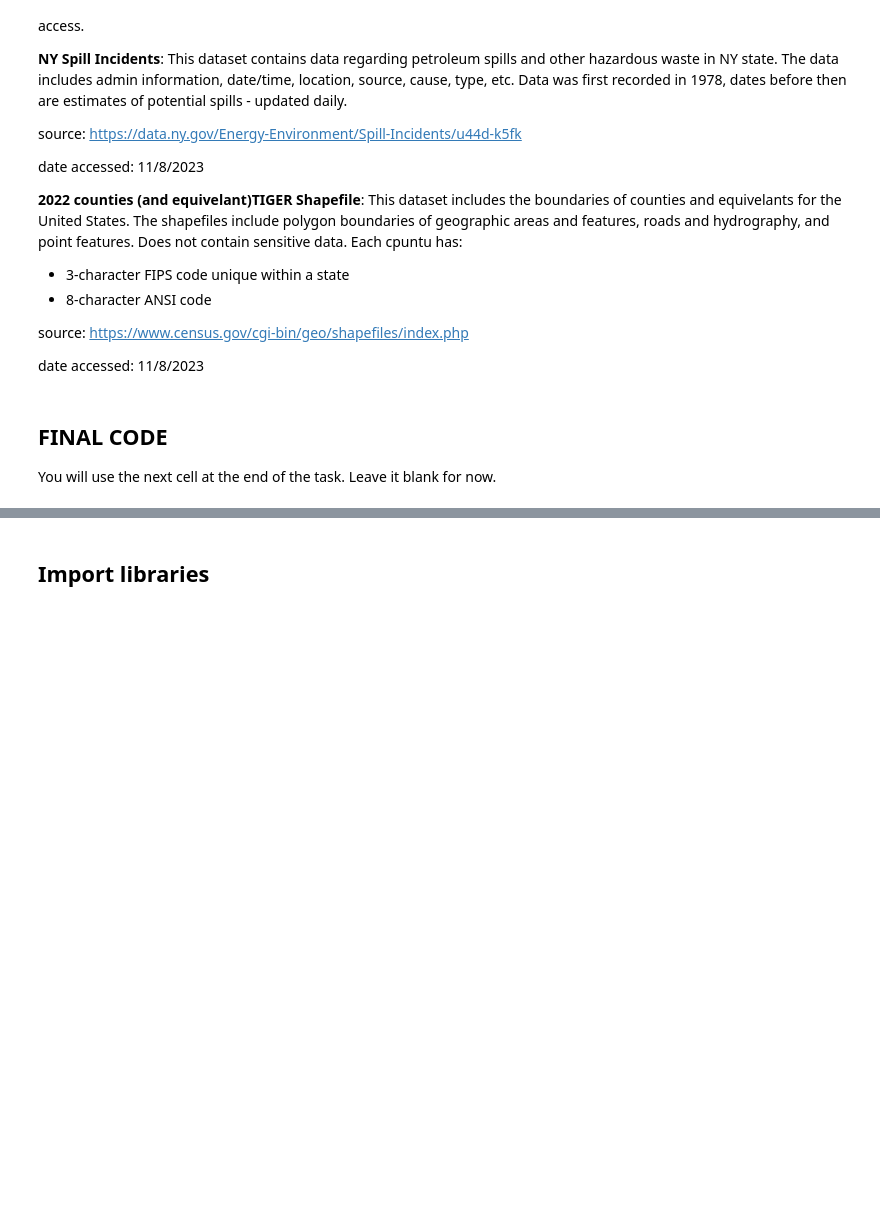
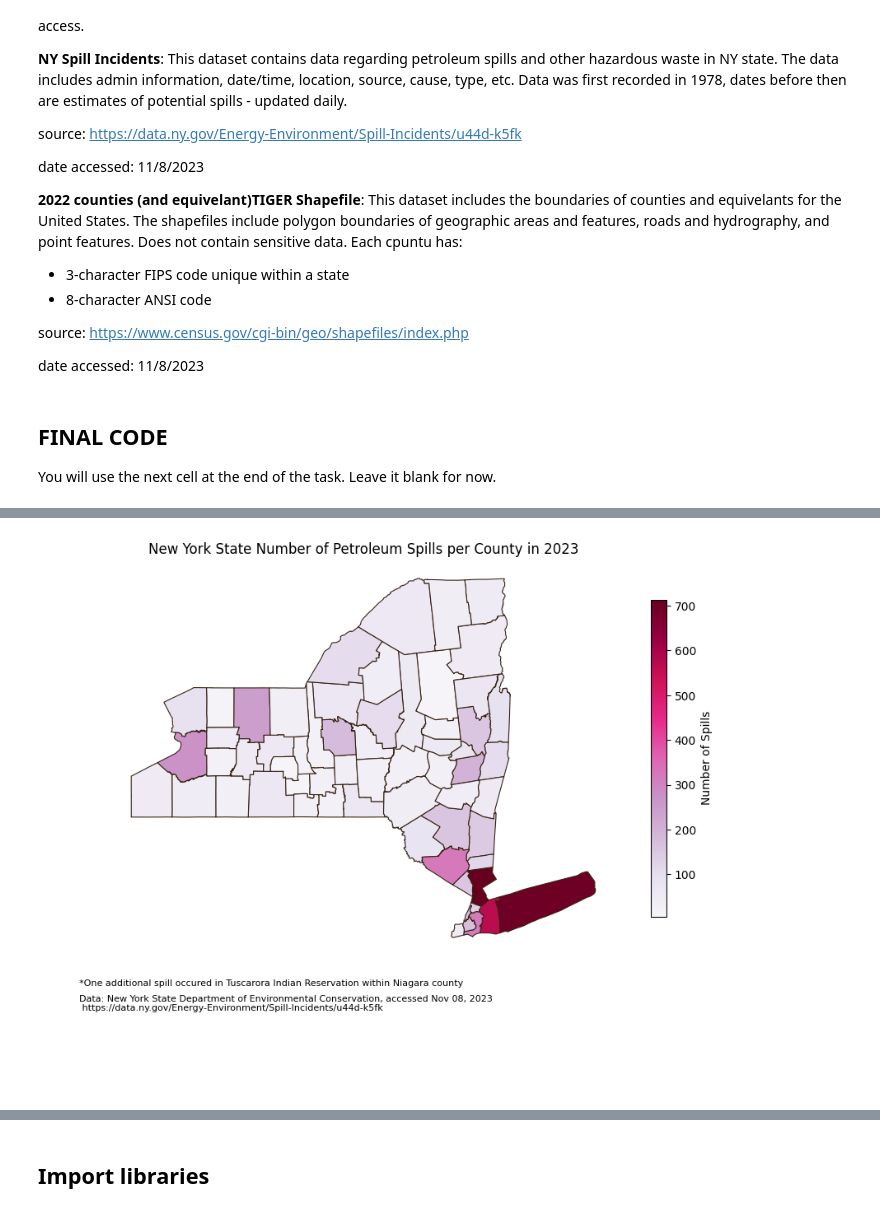
Before and after one commit to hazelvaq/eds220-hwk-3, a Jupyter notebook: hwk3-task1-spills.ipynb, the cells around one changed output, grey strips where cells are left out. Cells and saved outputs as stored; diff of their text form; code cells hidden in the pictures; blank space fills up the shorter version.

```diff
--- a/hwk3-task1-spills.ipynb
+++ b/hwk3-task1-spills.ipynb
@@ -58,0 +57,92 @@ You will use the next cell at the end of the task. Leave it blank for now.
+# %%
+### ===== FINAL CODE =====
+# import libraries
+import geopandas as gpd
+import pandas as pd
+import matplotlib.pyplot as plt
+import numpy as np
+
+# Import NY spills data
+spills = pd.read_csv('data/Spill_Incidents_20231107.csv')
+
+# Import US counties shapefile
+counties = gpd.read_file('data/tl_2022_us_county/tl_2022_us_county.shp')
+
+## Prepare Spills data
+# Spills column simplification: Change column names to lower case and replace space with _
+spills.columns = spills.columns.str.lower().str.replace(" ","_")
+
+# spill_date, receive_date, & close_date are objects they should be dates
+# convert the date columns from objects to dates
+spills.spill_date = pd.to_datetime(spills.spill_date)
+spills.received_date = pd.to_datetime(spills.received_date)
+spills.close_date = pd.to_datetime(spills.close_date)
+
+# Filter for data from Jan 1, 2023 to Oct 31,2023 for Petroleum spills
+petr_23 = spills[(spills.spill_date > "01/01/2023") & (spills.spill_date < "10/31/2023") & (spills.material_family == "Petroleum")]
+
+# Petroleum spills count per county from January to October 2023 in a new column 'n_spills'
+spills_per_county = petr_23.groupby('county').spill_number.nunique().reset_index().rename(columns={'spill_number':'n_spills'})
+
+## Prepare County data
+
+# Counties: Change column names to lower case
+counties.columns = counties.columns.str.lower()
+
+# Select all the counties for the state of New York
+ny_counties = counties[counties.statefp == '36']
+
+# We noticed our spills_per_county row St. Lawrence was stored wrong so it was updated
+# Determine spills_per_county St. Lawrence index
+st_lawrence_index = spills_per_county[spills_per_county.county=='St Lawrence'].index[0]
+
+# Update St.Lawrence to match spills_per_county 'St. Lawrence column'
+spills_per_county.at[st_lawrence_index,'county'] = "St. Lawrence"
+
+# Rename ny_counties 'name' column to 'county' to match ny_counties
+ny_counties = ny_counties.rename(columns={'name':'county'})
+
+# Inner join of spills_per_county and ny_counties
+ny_counties = pd.merge(ny_counties,
+                       spills_per_county,
+                       how = "inner",
+                       on = "county")
+
+# Set the index for the column with Niagara as niagara_index
+niagara_index = ny_counties[ny_counties.county == "Niagara"].index[0]
+
+# Add one spill to Niagara county in n_spills to account for the spill in the Tucarora Indian Reservation
+ny_counties.at[niagara_index,'n_spills'] += 1
+
+# Generate NY petroleum spills map
+fig, ax = plt.subplots(figsize = (10,10))
+
+#Remove the axis box around the map
+ax.axis('off')
+
+# annotate the data source of New York State Department of Environmental Conservation spills
+ax.annotate("Data: New York State Department of Environmental Conservation, accessed Nov 08, 2023 \n https://data.ny.gov/Energy-Environment/Spill-Incidents/u44d-k5fk",
+            xy=(0.05, .1), # position
+            xycoords='figure fraction',
+            fontsize=8,
+            color='#000000')
+
+# Annotate the additional spill that occured in Tuscarora Indian Reservation within Niagara county
+ax.annotate("*One additional spill occured in Tuscarora Indian Reservation within Niagara county",
+           xy=(0.05,0.13),
+           xycoords='figure fraction',
+           fontsize=8,
+           color='#000000')
+
+#Update the title
+ax.set_title('New York State Number of Petroleum Spills per County in 2023')
+ny_counties.plot(ax=ax,
+                column = 'n_spills',
+                edgecolor = '#362312',
+                linewidth = 0.8,
+                cmap = 'PuRd',
+                legend = True,
+                 legend_kwds={"shrink":.5,
+                              'label': "Number of Spills"}
+                       )
+# %% [output]
@@ -59,3 +150,4 @@ You will use the next cell at the end of the task. Leave it blank for now.
+[figure, added]
 # %% [markdown]
 <!-- write your description in this markdwon cell -->
 # %% [markdown]
```
Also changed, not shown: parts of 3 cells of this notebook.
